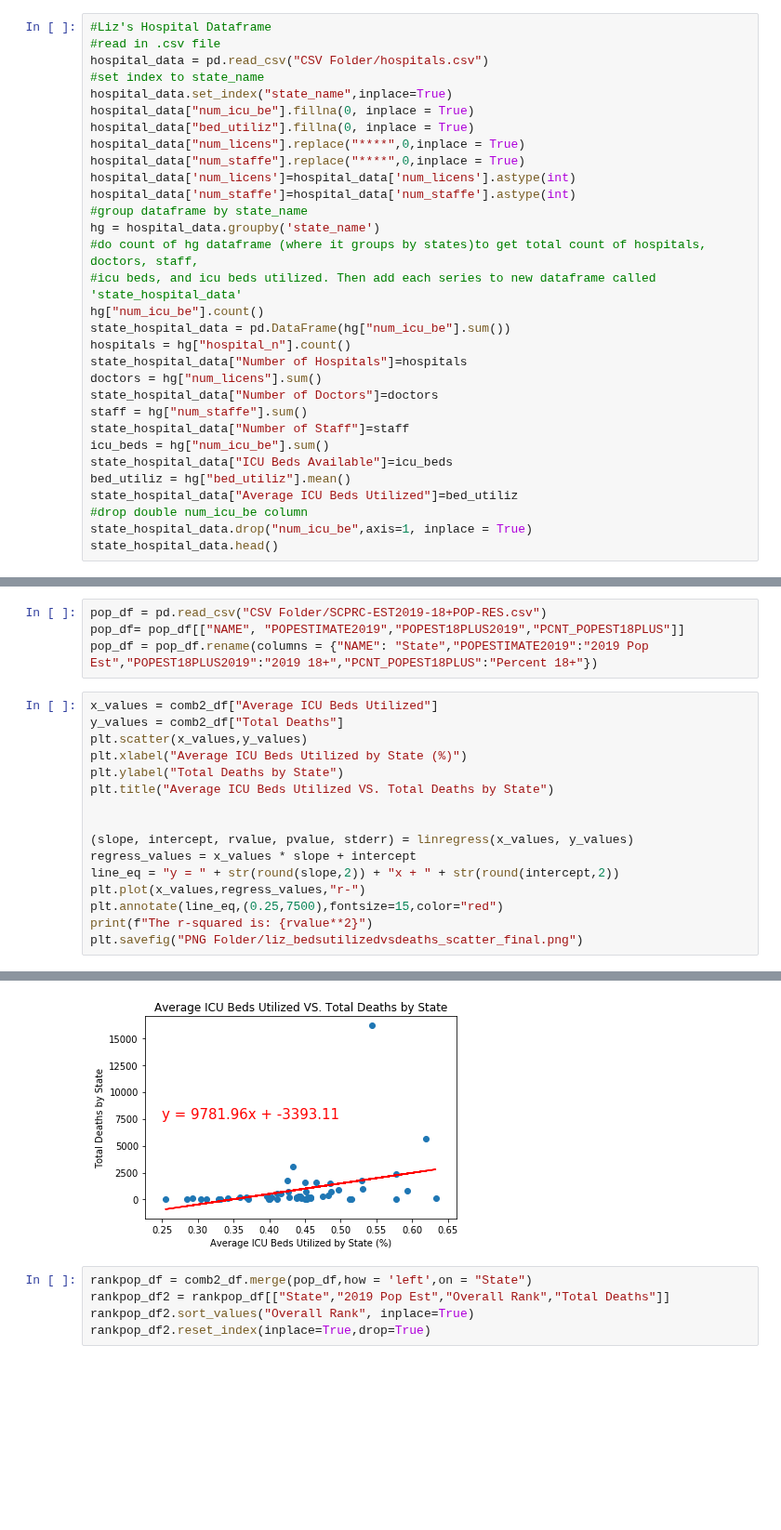
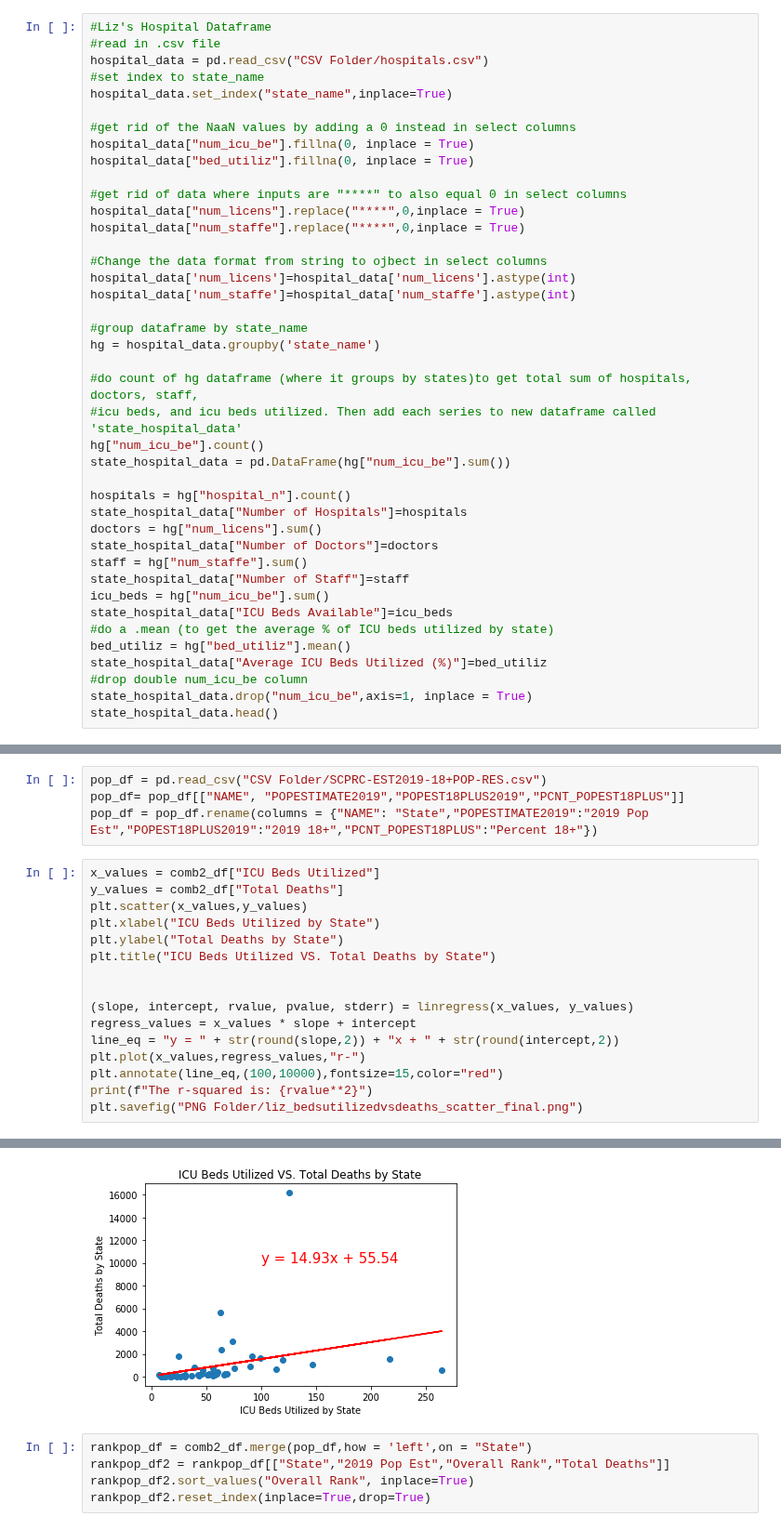
Before and after one commit to lmstevens/Group_Project_1, a Jupyter notebook: Liz's Graphs.ipynb, the cells around one changed output, grey strips where cells are left out. Shown at 93% size. Saved outputs shown, nothing was run; the diff lists cells and outputs as text; blank space fills up the shorter version.

```diff
--- a/Liz's Graphs.ipynb
+++ b/Liz's Graphs.ipynb
@@ -20,18 +20,27 @@ from scipy.stats import linregress
 hospital_data = pd.read_csv("CSV Folder/hospitals.csv")
 #set index to state_name
 hospital_data.set_index("state_name",inplace=True)
+
+#get rid of the NaaN values by adding a 0 instead in select columns
 hospital_data["num_icu_be"].fillna(0, inplace = True)
 hospital_data["bed_utiliz"].fillna(0, inplace = True)
+
+#get rid of data where inputs are "****" to also equal 0 in select columns
 hospital_data["num_licens"].replace("****",0,inplace = True)
 hospital_data["num_staffe"].replace("****",0,inplace = True)
+
+#Change the data format from string to ojbect in select columns
 hospital_data['num_licens']=hospital_data['num_licens'].astype(int)
 hospital_data['num_staffe']=hospital_data['num_staffe'].astype(int)
+
 #group dataframe by state_name
 hg = hospital_data.groupby('state_name')
-#do count of hg dataframe (where it groups by states)to get total count of hospitals, doctors, staff,
+
+#do count of hg dataframe (where it groups by states)to get total sum of hospitals, doctors, staff,
 #icu beds, and icu beds utilized. Then add each series to new dataframe called 'state_hospital_data'
 hg["num_icu_be"].count()
 state_hospital_data = pd.DataFrame(hg["num_icu_be"].sum())
+
 hospitals = hg["hospital_n"].count()
 state_hospital_data["Number of Hospitals"]=hospitals
 doctors = hg["num_licens"].sum()
@@ -40,8 +49,9 @@ staff = hg["num_staffe"].sum()
 state_hospital_data["Number of Staff"]=staff
 icu_beds = hg["num_icu_be"].sum()
 state_hospital_data["ICU Beds Available"]=icu_beds
+#do a .mean (to get the average % of ICU beds utilized by state)
 bed_utiliz = hg["bed_utiliz"].mean()
-state_hospital_data["Average ICU Beds Utilized"]=bed_utiliz
+state_hospital_data["Average ICU Beds Utilized (%)"]=bed_utiliz
 #drop double num_icu_be column
 state_hospital_data.drop("num_icu_be",axis=1, inplace = True)
 state_hospital_data.head()
@@ -106,19 +116,19 @@ pop_df = pd.read_csv("CSV Folder/SCPRC-EST2019-18+POP-RES.csv")
 pop_df= pop_df[["NAME", "POPESTIMATE2019","POPEST18PLUS2019","PCNT_POPEST18PLUS"]]
 pop_df = pop_df.rename(columns = {"NAME": "State","POPESTIMATE2019":"2019 Pop Est","POPEST18PLUS2019":"2019 18+","PCNT_POPEST18PLUS":"Percent 18+"})
 # %%
-x_values = comb2_df["Average ICU Beds Utilized"]
+x_values = comb2_df["ICU Beds Utilized"]
 y_values = comb2_df["Total Deaths"]
 plt.scatter(x_values,y_values)
-plt.xlabel("Average ICU Beds Utilized by State (%)")
+plt.xlabel("ICU Beds Utilized by State")
 plt.ylabel("Total Deaths by State")
-plt.title("Average ICU Beds Utilized VS. Total Deaths by State")
+plt.title("ICU Beds Utilized VS. Total Deaths by State")
 
 
 (slope, intercept, rvalue, pvalue, stderr) = linregress(x_values, y_values)
 regress_values = x_values * slope + intercept
 line_eq = "y = " + str(round(slope,2)) + "x + " + str(round(intercept,2))
 plt.plot(x_values,regress_values,"r-")
-plt.annotate(line_eq,(0.25,7500),fontsize=15,color="red")
+plt.annotate(line_eq,(100,10000),fontsize=15,color="red")
 print(f"The r-squared is: {rvalue**2}")
 plt.savefig("PNG Folder/liz_bedsutilizedvsdeaths_scatter_final.png")
 # %% [output]
@@ -126,4 +136,4 @@ The r-squared is: 0.11908760131366636
-[figure, old version]
+[figure, new version]
 # %%
 rankpop_df = comb2_df.merge(pop_df,how = 'left',on = "State")
 rankpop_df2 = rankpop_df[["State","2019 Pop Est","Overall Rank","Total Deaths"]]
```
Also changed, not shown: parts of 3 cells of this notebook.
